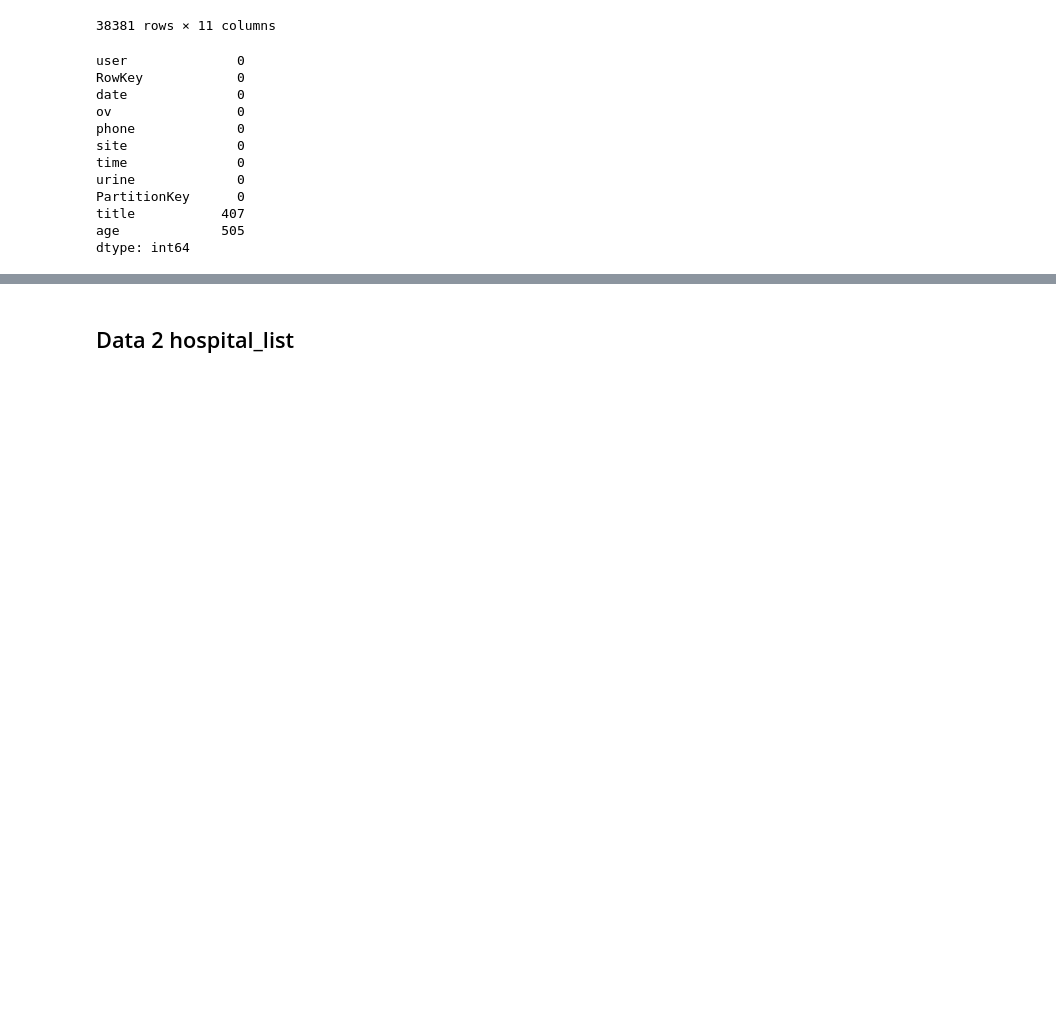
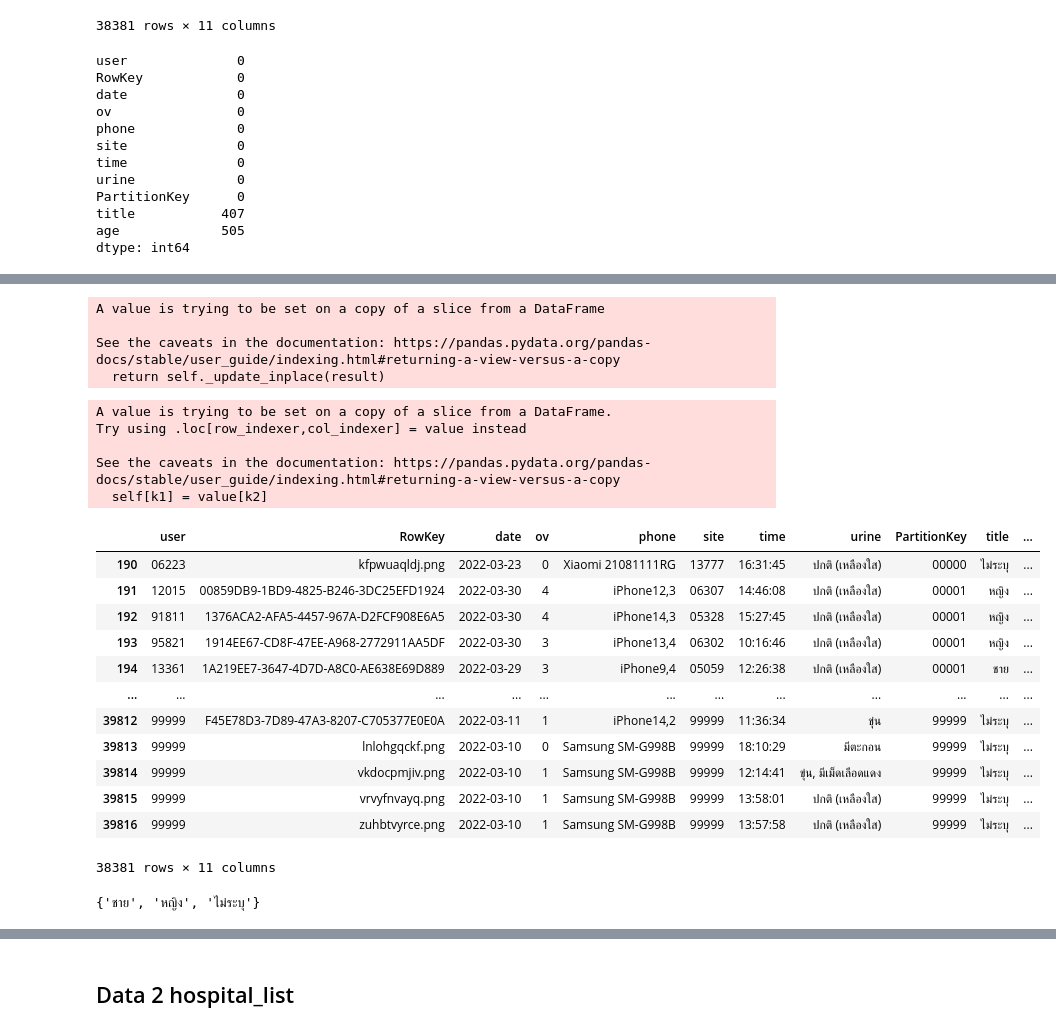
Before and after one commit to siriwat-heart/data_viz_2022, a Jupyter notebook: FinalExam_DataViz.ipynb, the cells around one changed output, grey strips where cells are left out. Saved outputs shown, nothing was run; the diff lists cells and outputs as text; code cells hidden in the pictures; blank space fills up the shorter version.

```diff
--- a/FinalExam_DataViz.ipynb
+++ b/FinalExam_DataViz.ipynb
@@ -414,0 +489,36 @@ dtype: int64
+# %%
+data1['title'].replace({'  นาง':'หญิง',' นาง':'หญิง', ' นางสาว':'หญิง', ' นาย':'ชาย','Mrs':'หญิง', 'ชาย':'ชาย', 'ด.ช.':'ชาย','ด.ญ.':'หญิง','ด.ต.':'ไม่ระบุ','น':'ไม่ระบุ','น.ส':'หญิง','น.ส ':'หญิง','น.ส.':'หญิง',
+                                 'นส':'หญิง', 'นส.':'หญิง', 'นส. ':'หญิง','นาง':'หญิง','นาง ':'หญิง','นาง.':'หญิง', 'นางl':'หญิง','นางสาว':'หญิง','นางสาว ':'หญิง', 'นางสาว                   ':'หญิง','นาน':'ชาย', 'นาบ':'ชาย',
+                                  'นาย':'ชาย','นาย ':'ชาย','นาย  ':'ชาย', 'นาว':'หญิง', 'นาวสาว':'หญิง','นา่ง':'หญิง', 'น่าย':'ชาย','พจอ.':'ไม่ระบุ','พระ':'ชาย', 'พระครุ':'ไม่ระบุ', 'พระปลัด':'ไม่ระบุ', 'พลฯ':'ไม่ระบุ','ร.ต.':'ไม่ระบุ', 'ร.ต.ต.':'ไม่ระบุ',
+                                  'ร.ต.ท.':'ไม่ระบุ','ร.ต.อ.':'ไม่ระบุ','รต.':'ไม่ระบุ','ว่าที่ ร.ต.':'ไม่ระบุ', 'ว่าที่ ร.ท.':'ไม่ระบุ','ว่าที่ร้อยตรี':'ไม่ระบุ','ส.อ.':'ไม่ระบุ',  'ืนาง':'หญิง', 'เด็กชาย':'ชาย', 'เด็กหญิง':'หญิง'},inplace=True)
+# %% [output]
+A value is trying to be set on a copy of a slice from a DataFrame
+
+See the caveats in the documentation: https://pandas.pydata.org/pandas-docs/stable/user_guide/indexing.html#returning-a-view-versus-a-copy
+  return self._update_inplace(result)
+# %%
+data1[['title']] =data1[['title']].fillna('ไม่ระบุ')  # เติมค่าว่างของ title ด้วย ค่าก่อนหน้า
+data1  # แสดงตาราง
+# %% [output]
+A value is trying to be set on a copy of a slice from a DataFrame.
+Try using .loc[row_indexer,col_indexer] = value instead
+
+See the caveats in the documentation: https://pandas.pydata.org/pandas-docs/stable/user_guide/indexing.html#returning-a-view-versus-a-copy
+  self[k1] = value[k2]
+|  | user | RowKey | date | ov | phone | site | time | urine | PartitionKey | title | ... |
+| 190 | 06223 | kfpwuaqldj.png | 2022-03-23 | 0 | Xiaomi 21081111RG | 13777 | 16:31:45 | ปกติ (เหลืองใส) | 00000 | ไม่ระบุ | ... |
+| 191 | 12015 | 00859DB9-1BD9-4825-B246-3DC25EFD1924 | 2022-03-30 | 4 | iPhone12,3 | 06307 | 14:46:08 | ปกติ (เหลืองใส) | 00001 | หญิง | ... |
+| 192 | 91811 | 1376ACA2-AFA5-4457-967A-D2FCF908E6A5 | 2022-03-30 | 4 | iPhone14,3 | 05328 | 15:27:45 | ปกติ (เหลืองใส) | 00001 | หญิง | ... |
+| 193 | 95821 | 1914EE67-CD8F-47EE-A968-2772911AA5DF | 2022-03-30 | 3 | iPhone13,4 | 06302 | 10:16:46 | ปกติ (เหลืองใส) | 00001 | หญิง | ... |
+| 194 | 13361 | 1A219EE7-3647-4D7D-A8C0-AE638E69D889 | 2022-03-29 | 3 | iPhone9,4 | 05059 | 12:26:38 | ปกติ (เหลืองใส) | 00001 | ชาย | ... |
+| ... | ... | ... | ... | ... | ... | ... | ... | ... | ... | ... | ... |
+| 39812 | 99999 | F45E78D3-7D89-47A3-8207-C705377E0E0A | 2022-03-11 | 1 | iPhone14,2 | 99999 | 11:36:34 | ขุ่น | 99999 | ไม่ระบุ | ... |
+| 39813 | 99999 | lnlohgqckf.png | 2022-03-10 | 0 | Samsung SM-G998B | 99999 | 18:10:29 | มีตะกอน | 99999 | ไม่ระบุ | ... |
+| 39814 | 99999 | vkdocpmjiv.png | 2022-03-10 | 1 | Samsung SM-G998B | 99999 | 12:14:41 | ขุ่น, มีเม็ดเลือดแดง | 99999 | ไม่ระบุ | ... |
+| 39815 | 99999 | vrvyfnvayq.png | 2022-03-10 | 1 | Samsung SM-G998B | 99999 | 13:58:01 | ปกติ (เหลืองใส) | 99999 | ไม่ระบุ | ... |
+| 39816 | 99999 | zuhbtvyrce.png | 2022-03-10 | 1 | Samsung SM-G998B | 99999 | 13:57:58 | ปกติ (เหลืองใส) | 99999 | ไม่ระบุ | ... |
+38381 rows × 11 columns
+# %%
+set(data1['title'])
+# %% [output]
+{'ชาย', 'หญิง', 'ไม่ระบุ'}
```
Also changed, not shown: parts of 26 cells of this notebook.
